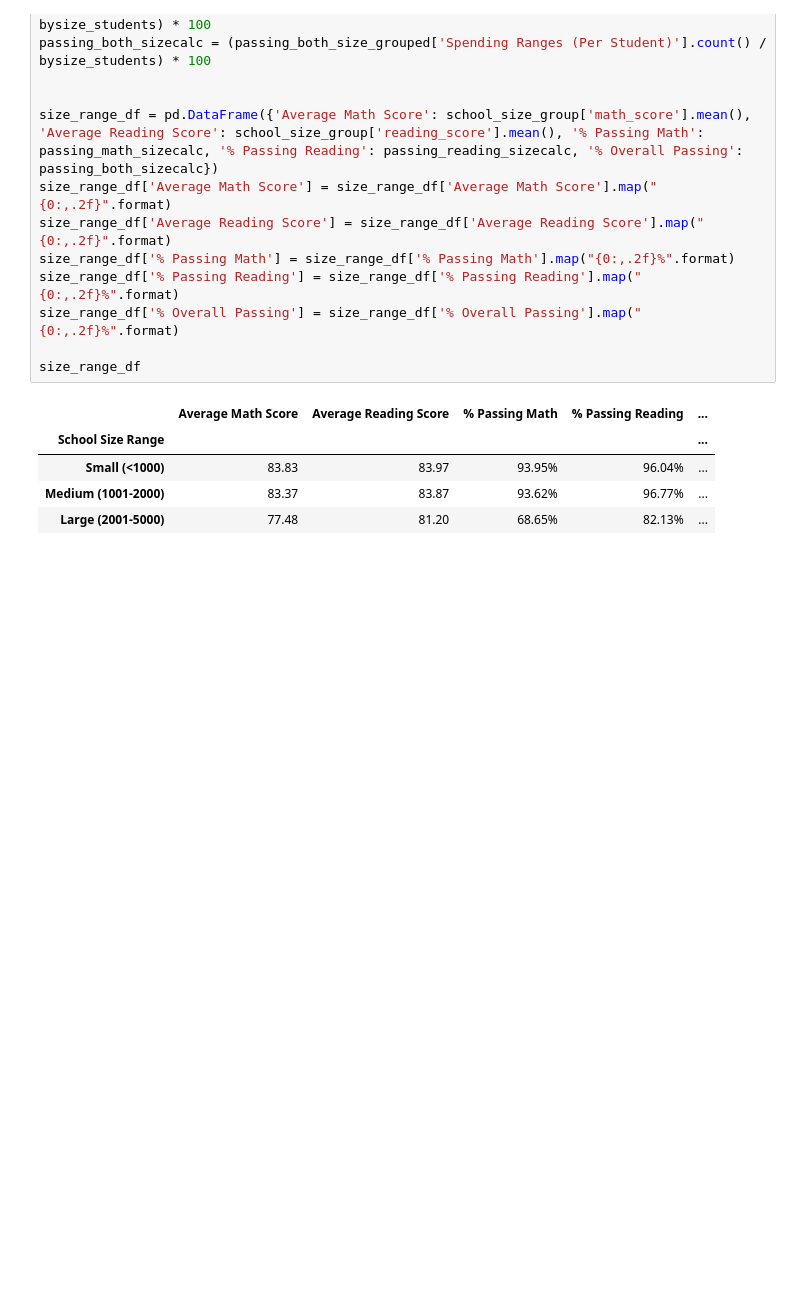
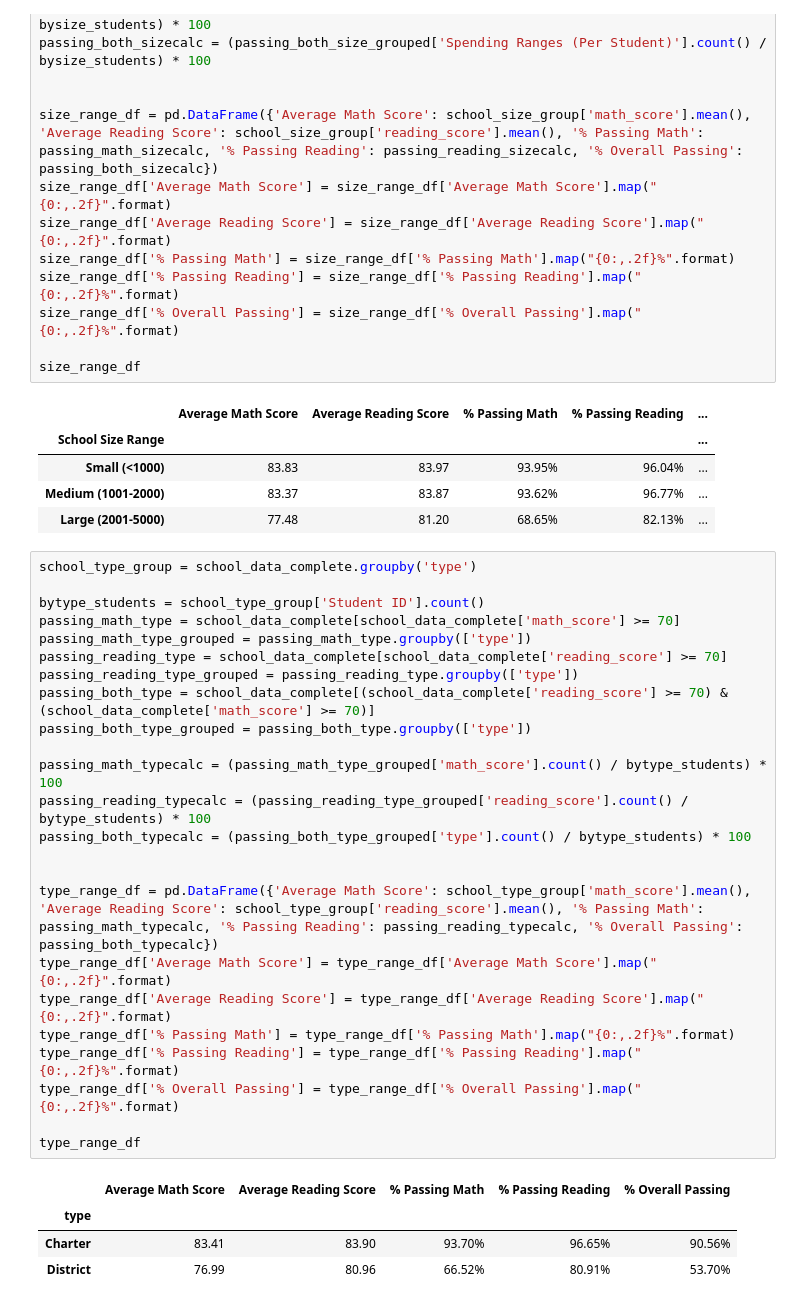
Before and after one commit to byoung11644/Pandas-Challenge, a Jupyter notebook: PyCitySchools/PyCitySchools.ipynb, the cells around one changed output. Saved outputs shown, nothing was run; the diff lists cells and outputs as text; blank space fills up the shorter version.

Commit message:
tables built. need to work formatting

```diff
--- a/PyCitySchools/PyCitySchools.ipynb
+++ b/PyCitySchools/PyCitySchools.ipynb
@@ -249,3 +249,32 @@ size_range_df
 | Small (<1000) | 83.83 | 83.97 | 93.95% | 96.04% | ... |
 | Medium (1001-2000) | 83.37 | 83.87 | 93.62% | 96.77% | ... |
 | Large (2001-5000) | 77.48 | 81.20 | 68.65% | 82.13% | ... |
+# %%
+school_type_group = school_data_complete.groupby('type')
+
+bytype_students = school_type_group['Student ID'].count()
+passing_math_type = school_data_complete[school_data_complete['math_score'] >= 70]
+passing_math_type_grouped = passing_math_type.groupby(['type'])
+passing_reading_type = school_data_complete[school_data_complete['reading_score'] >= 70]
+passing_reading_type_grouped = passing_reading_type.groupby(['type'])
+passing_both_type = school_data_complete[(school_data_complete['reading_score'] >= 70) & (school_data_complete['math_score'] >= 70)]
+passing_both_type_grouped = passing_both_type.groupby(['type'])
+
+passing_math_typecalc = (passing_math_type_grouped['math_score'].count() / bytype_students) * 100
+passing_reading_typecalc = (passing_reading_type_grouped['reading_score'].count() / bytype_students) * 100
+passing_both_typecalc = (passing_both_type_grouped['type'].count() / bytype_students) * 100
+
+
+type_range_df = pd.DataFrame({'Average Math Score': school_type_group['math_score'].mean(), 'Average Reading Score': school_type_group['reading_score'].mean(), '% Passing Math': passing_math_typecalc, '% Passing Reading': passing_reading_typecalc, '% Overall Passing': passing_both_typecalc})
+type_range_df['Average Math Score'] = type_range_df['Average Math Score'].map("{0:,.2f}".format)
+type_range_df['Average Reading Score'] = type_range_df['Average Reading Score'].map("{0:,.2f}".format)
+type_range_df['% Passing Math'] = type_range_df['% Passing Math'].map("{0:,.2f}%".format)
+type_range_df['% Passing Reading'] = type_range_df['% Passing Reading'].map("{0:,.2f}%".format)
+type_range_df['% Overall Passing'] = type_range_df['% Overall Passing'].map("{0:,.2f}%".format)
+
+type_range_df
+# %% [output]
+|  | Average Math Score | Average Reading Score | % Passing Math | % Passing Reading | % Overall Passing |
+| type |  |  |  |  |  |
+| Charter | 83.41 | 83.90 | 93.70% | 96.65% | 90.56% |
+| District | 76.99 | 80.96 | 66.52% | 80.91% | 53.70% |
```
